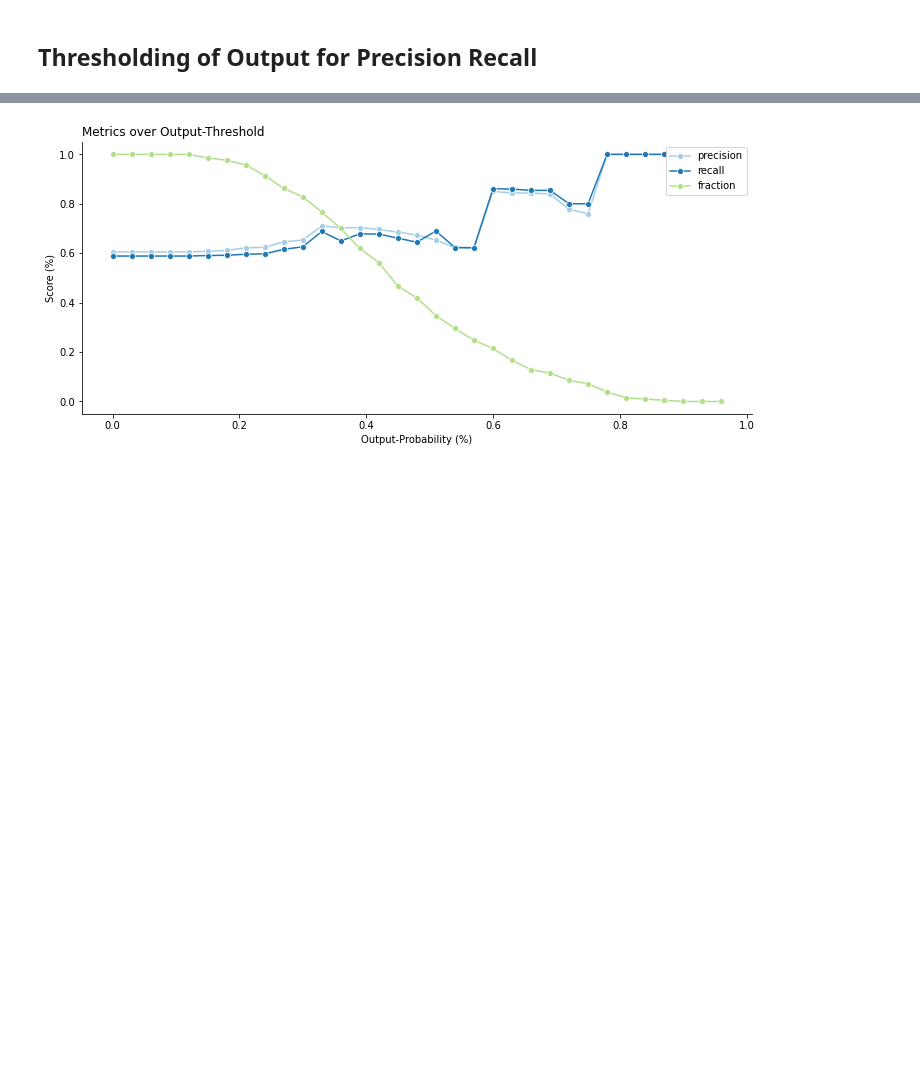
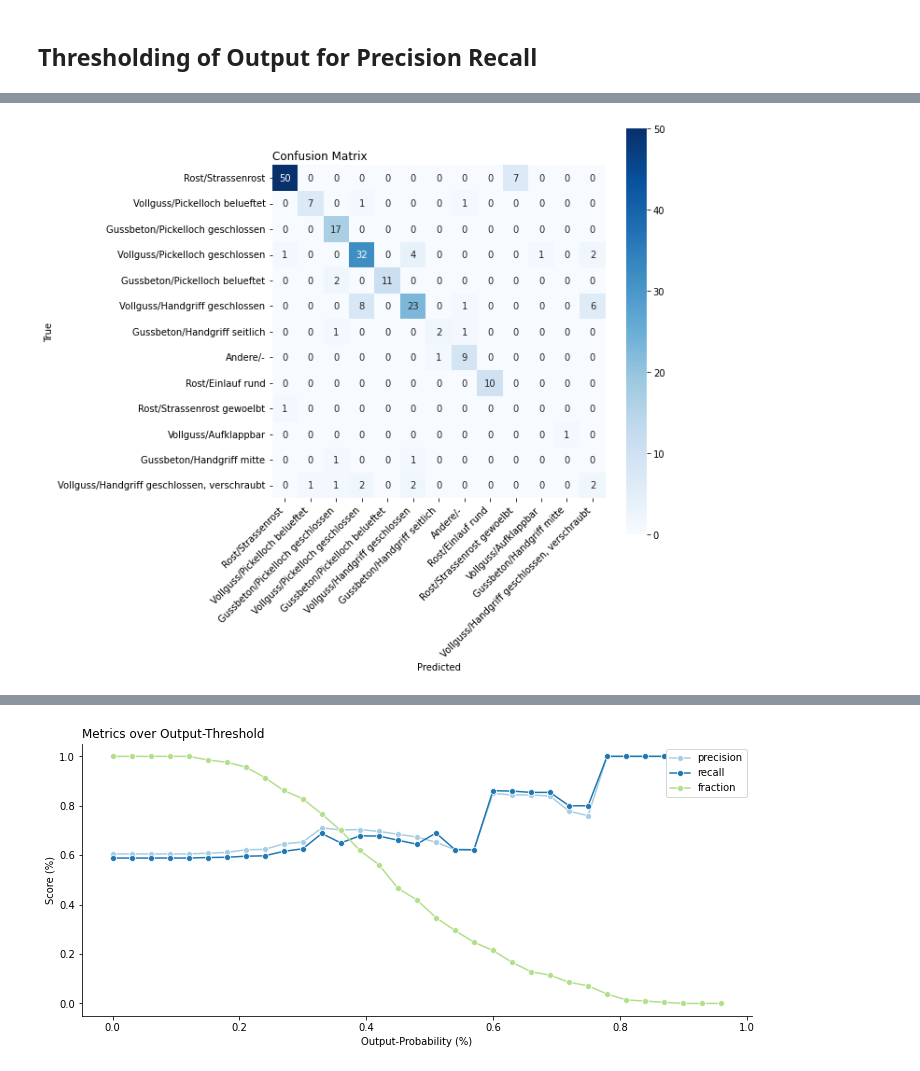
Before and after one commit to FiratSaritas/manhole-cover-classification, a Jupyter notebook: model/analyze_topn.ipynb, the cells around one changed output, grey strips where cells are left out. Cells and saved outputs as stored; diff of their text form; code cells hidden in the pictures; blank space fills up the shorter version.

```diff
--- a/model/analyze_topn.ipynb
+++ b/model/analyze_topn.ipynb
@@ -668,3 +676,8 @@ plt.show()
+# %%
+EvaluationPlots.plot_confusion_matrix(y_true, y_pred,
+                                      dict(zip(list(label_dict.values()), list(label_dict.keys()))))
+# %% [output]
+[figure, added]
 # %%
 score
 # %% [output]
```
Also changed, not shown: parts of 10 cells of this notebook.
